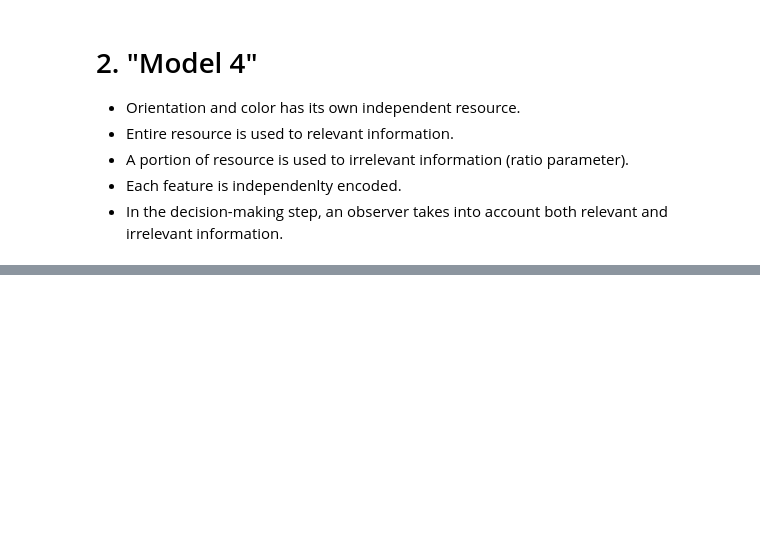
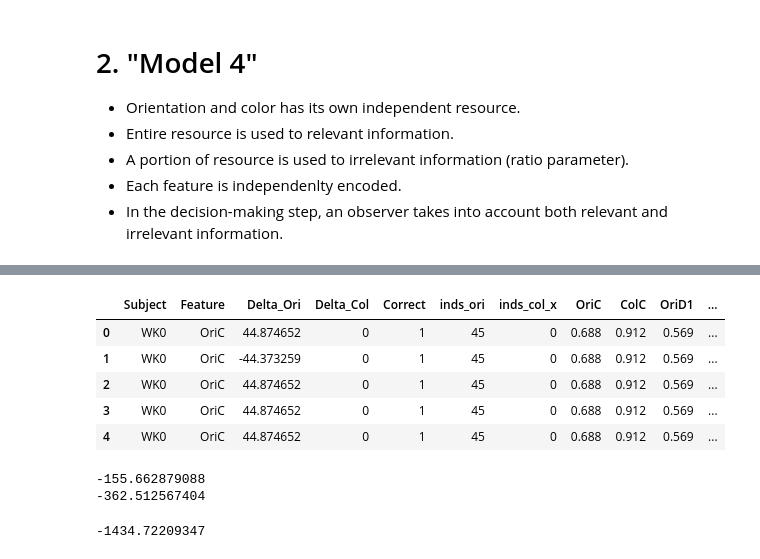
Before and after one commit to hongsups/vstm_vp, a Jupyter notebook: two_feature_model_comparision_Exp3.ipynb, the cells around one changed output, grey strips where cells are left out. Drawn from its saved outputs; the diff is of its cells as text; code cells hidden in the pictures; blank space fills up the shorter version.

```diff
--- a/two_feature_model_comparision_Exp3.ipynb
+++ b/two_feature_model_comparision_Exp3.ipynb
@@ -124,0 +132,6 @@ df3.describe()
+# %%
+n_bins = 91
+_, inds_ori = label_bin(abs(df3.Delta_Ori),n_bins)
+_, inds_col = label_bin(df3.Delta_Col,n_bins)
+df3['inds_ori'] = inds_ori
+df3['inds_col'] = inds_col
@@ -150,0 +370,24 @@ def compute_ds(J_bar,tau,target,delta,n_change):
+# %%
+df_ori = data.merge(df_p,on=['inds_ori'],how='inner')
+df_col = data.merge(df_p,on=['inds_col'],how='inner')
+# %%
+df_ori.head()
+# %% [output]
+|  | Subject | Feature | Delta_Ori | Delta_Col | Correct | inds_ori | inds_col_x | OriC | ColC | OriD1 | ... |
+| 0 | WK0 | OriC | 44.874652 | 0 | 1 | 45 | 0 | 0.688 | 0.912 | 0.569 | ... |
+| 1 | WK0 | OriC | -44.373259 | 0 | 1 | 45 | 0 | 0.688 | 0.912 | 0.569 | ... |
+| 2 | WK0 | OriC | 44.874652 | 0 | 1 | 45 | 0 | 0.688 | 0.912 | 0.569 | ... |
+| 3 | WK0 | OriC | 44.874652 | 0 | 1 | 45 | 0 | 0.688 | 0.912 | 0.569 | ... |
+| 4 | WK0 | OriC | 44.874652 | 0 | 1 | 45 | 0 | 0.688 | 0.912 | 0.569 | ... |
+# %%
+# OriC
+print sum(np.log(df_ori.OriC[(df_ori.Feature=='OriC') & (df_ori.Correct==1)]))
+print sum(np.log(df_ori.OriC_[(df_ori.Feature=='OriC') & (df_ori.Correct==0)]))
+# %% [output]
+-155.662879088
+-362.512567404
+# %%
+p_logsum = get_p_logsum(['OriC', 'ColC', 'OriD1', 'ColD1', 'OriD2', 'ColD2'])
+print p_logsum
+# %% [output]
+-1434.72209347
```
Also changed, not shown: parts of 21 cells of this notebook.
